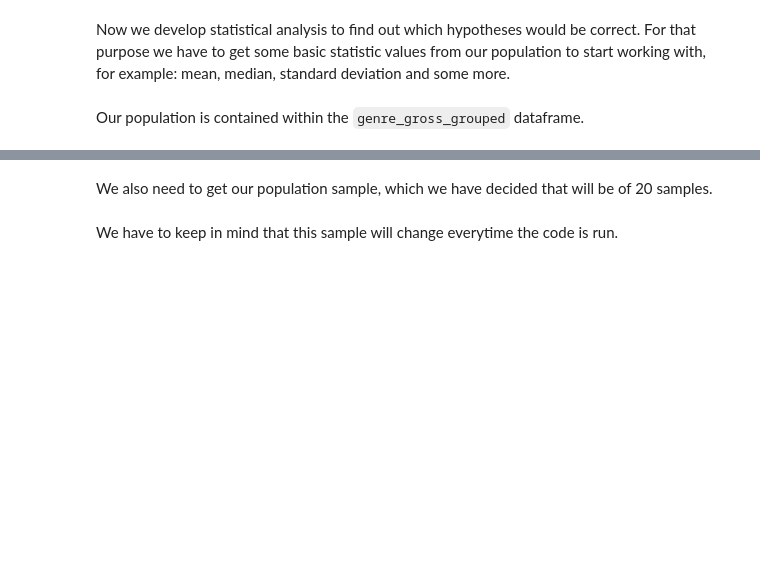
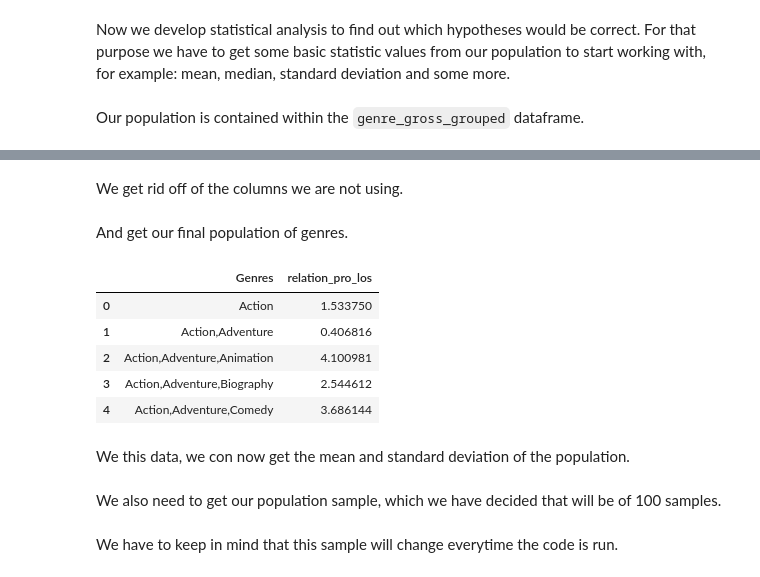
Before and after one commit to QuinnGrigsby/Capstone_Git-ing_it_done_MovieInformation, a Jupyter notebook: Data Understanding.ipynb, the cells around one changed output, grey strips where cells are left out. Drawn from its saved outputs; the diff is of its cells as text; code cells hidden in the pictures; blank space fills up the shorter version.

```diff
--- a/Data Understanding.ipynb
+++ b/Data Understanding.ipynb
@@ -634,0 +623,2 @@ genre_gross_grouped.describe()
+# %% [markdown]
+We get rid off of the columns we are not using.
@@ -634,0 +632,2 @@ genre_gross_grouped.describe()
+# %% [markdown]
+And get our final population of genres.
@@ -634,0 +636,11 @@ genre_gross_grouped.describe()
+# %%
+genre_gross_mean.head()
+# %% [output]
+|  | Genres | relation_pro_los |
+| 0 | Action | 1.533750 |
+| 1 | Action,Adventure | 0.406816 |
+| 2 | Action,Adventure,Animation | 4.100981 |
+| 3 | Action,Adventure,Biography | 2.544612 |
+| 4 | Action,Adventure,Comedy | 3.686144 |
+# %% [markdown]
+We this data, we con now get the mean and standard deviation of the population.
@@ -635,3 +650,3 @@ genre_gross_grouped.describe()
 # %% [markdown]
-We also need to get our population sample, which we have decided that will be of 20 samples.
+We also need to get our population sample, which we have decided that will be of 100 samples.
 # %%
```
Also changed, not shown: parts of 25 cells of this notebook.
